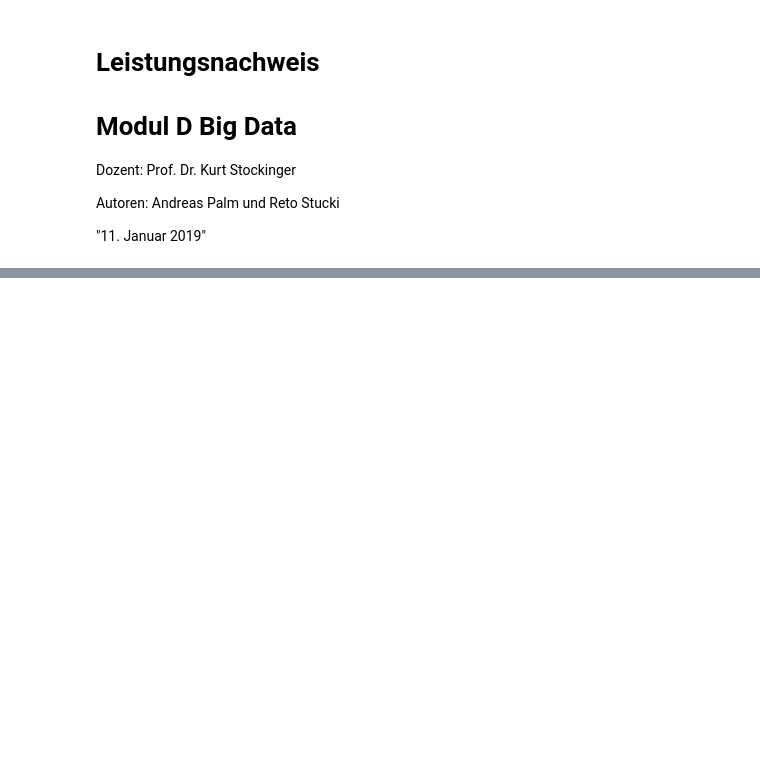
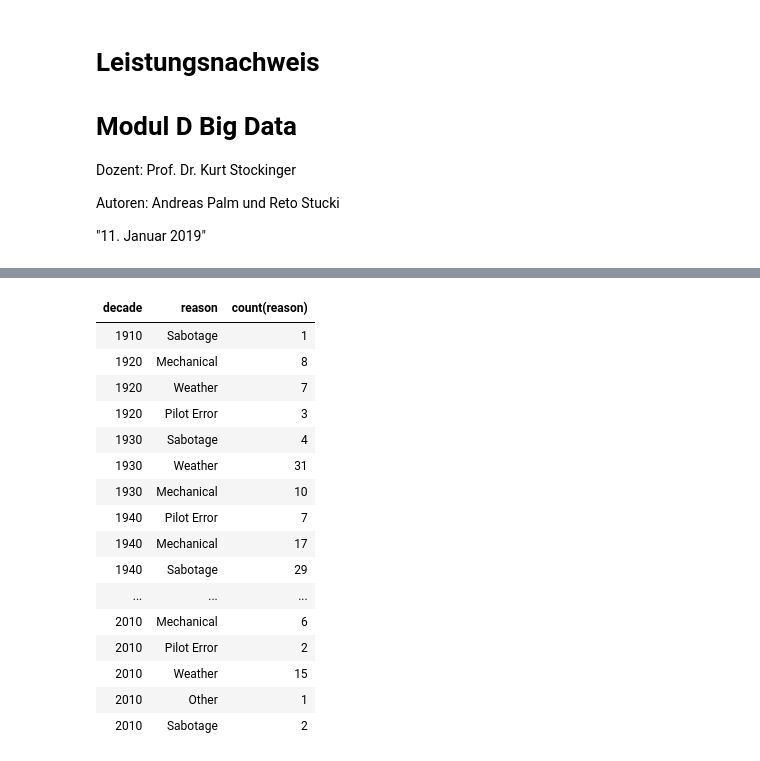
Before and after one commit to nojetlag/CASINFE18_BigData, a Jupyter notebook: Historical Plane Crashes/Notebooks/l_03.ipynb, the cells around one changed output, grey strips where cells are left out. Saved outputs shown, nothing was run; the diff lists cells and outputs as text; code cells hidden in the pictures; blank space fills up the shorter version.

```diff
--- a/Historical Plane Crashes/Notebooks/l_03.ipynb
+++ b/Historical Plane Crashes/Notebooks/l_03.ipynb
@@ -374,0 +342,27 @@ dfandere = spark.createDataFrame(data, ['id','andere'])
+# %%
+%sql
+
+select floor(year(date)/10)*10 as decade,
+       reason,
+       count(reason)
+from crashes_causes
+group by floor(year(date)/10)*10, reason
+order by floor(year(date)/10)*10
+# %% [output]
+| decade | reason | count(reason) |
+| 1910 | Sabotage | 1 |
+| 1920 | Mechanical | 8 |
+| 1920 | Weather | 7 |
+| 1920 | Pilot Error | 3 |
+| 1930 | Sabotage | 4 |
+| 1930 | Weather | 31 |
+| 1930 | Mechanical | 10 |
+| 1940 | Pilot Error | 7 |
+| 1940 | Mechanical | 17 |
+| 1940 | Sabotage | 29 |
+| ... | ... | ... |
+| 2010 | Mechanical | 6 |
+| 2010 | Pilot Error | 2 |
+| 2010 | Weather | 15 |
+| 2010 | Other | 1 |
+| 2010 | Sabotage | 2 |
```
Also changed, not shown: parts of 49 cells of this notebook.
